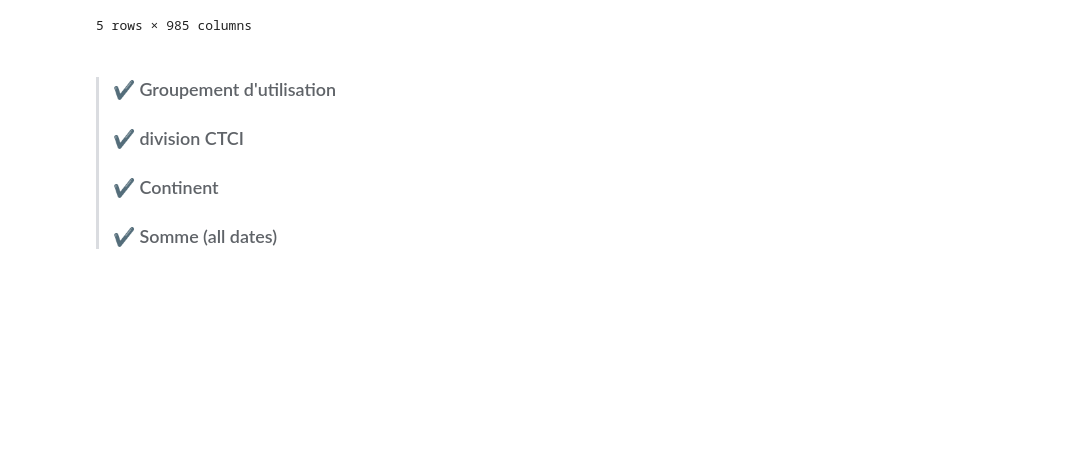
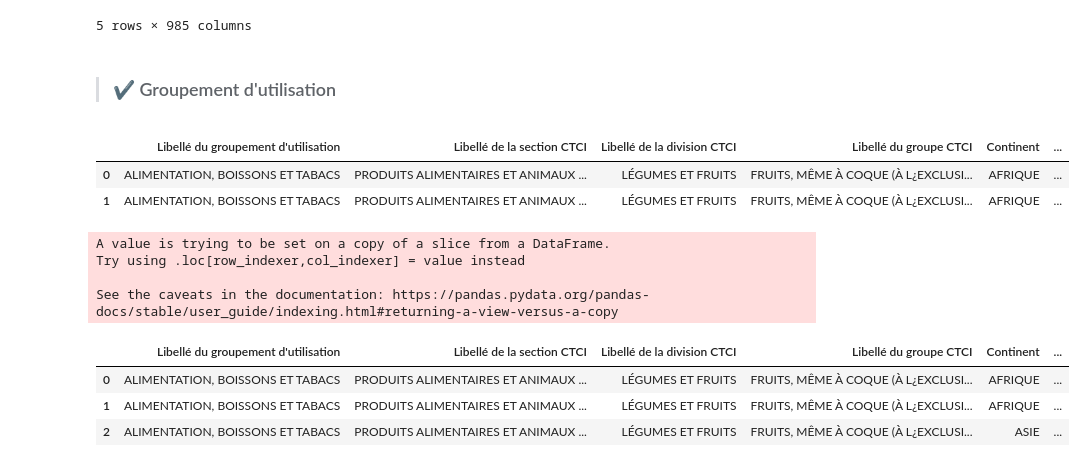
Before and after one commit to Hamid-abdellaoui/Morocco_Exchange_VIZ, a Jupyter notebook: Data/Data_prep.ipynb, the cells around one changed output. Saved outputs shown, nothing was run; the diff lists cells and outputs as text; code cells hidden in the pictures; blank space fills up the shorter version.

```diff
--- a/Data/Data_prep.ipynb
+++ b/Data/Data_prep.ipynb
@@ -162,6 +175,24 @@ flux.head()
 5 rows × 985 columns
 # %% [markdown]
 > ### ✔ Groupement d'utilisation
-> ### ✔ division CTCI
-> ### ✔ Continent
-> ### ✔ Somme (all dates)
+# %%
+dataframe['Valeur Total']=dataframe[dataframe.columns[7:]].sum(axis=1)
+dataframe.head(2)
+# %% [output]
+|  | Libellé du groupement d'utilisation | Libellé de la section CTCI | Libellé de la division CTCI | Libellé du groupe CTCI | Continent | ... |
+| 0 | ALIMENTATION, BOISSONS ET TABACS | PRODUITS ALIMENTAIRES ET ANIMAUX ... | LÉGUMES ET FRUITS | FRUITS, MÊME À COQUE (À L¿EXCLUSI... | AFRIQUE | ... |
+| 1 | ALIMENTATION, BOISSONS ET TABACS | PRODUITS ALIMENTAIRES ET ANIMAUX ... | LÉGUMES ET FRUITS | FRUITS, MÊME À COQUE (À L¿EXCLUSI... | AFRIQUE | ... |
+# %%
+new_df1=dataframe[dataframe.columns[:7]]
+new_df1['Total dh']=dataframe['Valeur Total']
+new_df1.to_csv('Export_total.csv')
+new_df1.head(3)
+# %% [output]
+A value is trying to be set on a copy of a slice from a DataFrame.
+Try using .loc[row_indexer,col_indexer] = value instead
+
+See the caveats in the documentation: https://pandas.pydata.org/pandas-docs/stable/user_guide/indexing.html#returning-a-view-versus-a-copy
+|  | Libellé du groupement d'utilisation | Libellé de la section CTCI | Libellé de la division CTCI | Libellé du groupe CTCI | Continent | ... |
+| 0 | ALIMENTATION, BOISSONS ET TABACS | PRODUITS ALIMENTAIRES ET ANIMAUX ... | LÉGUMES ET FRUITS | FRUITS, MÊME À COQUE (À L¿EXCLUSI... | AFRIQUE | ... |
+| 1 | ALIMENTATION, BOISSONS ET TABACS | PRODUITS ALIMENTAIRES ET ANIMAUX ... | LÉGUMES ET FRUITS | FRUITS, MÊME À COQUE (À L¿EXCLUSI... | AFRIQUE | ... |
+| 2 | ALIMENTATION, BOISSONS ET TABACS | PRODUITS ALIMENTAIRES ET ANIMAUX ... | LÉGUMES ET FRUITS | FRUITS, MÊME À COQUE (À L¿EXCLUSI... | ASIE | ... |
```
Also changed, not shown: parts of 13 cells of this notebook, 3 other files.
